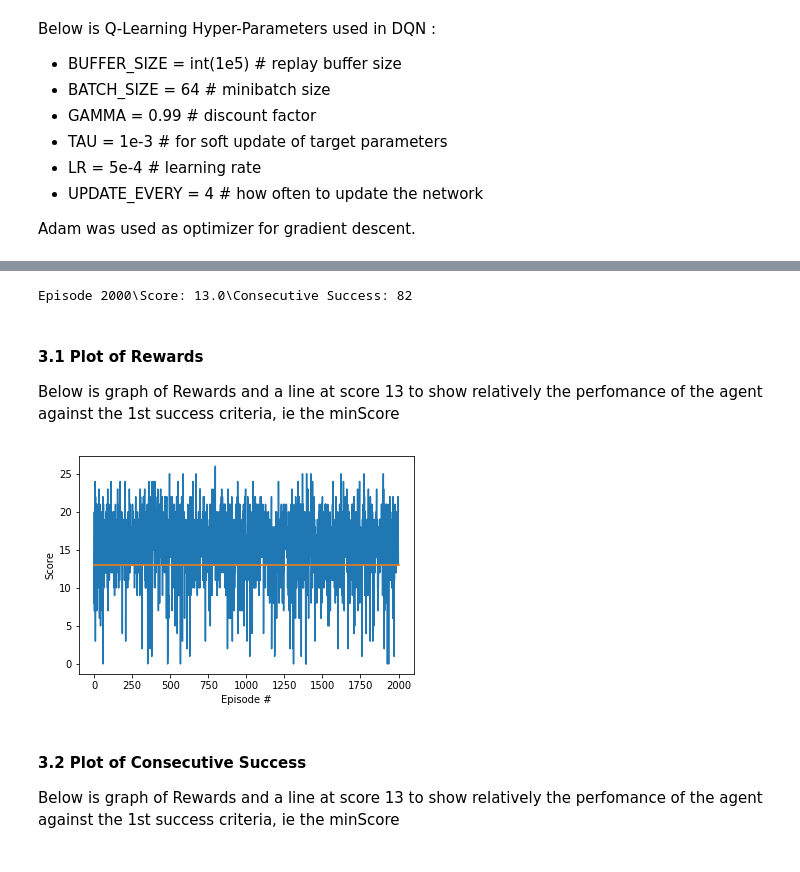
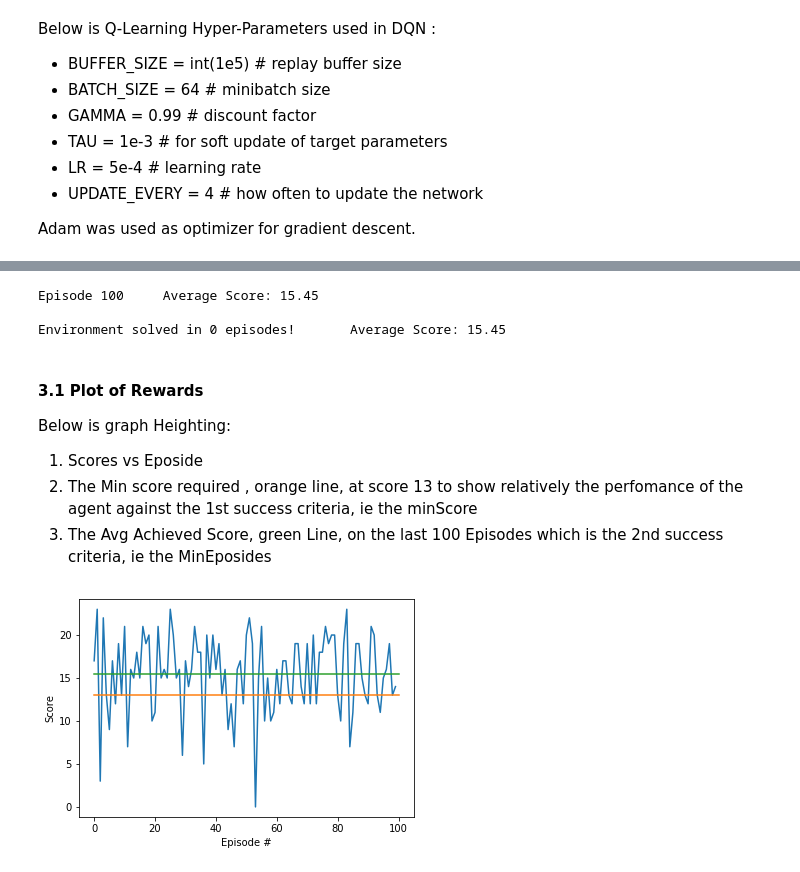
Before and after one commit to yehiahesham/Navigation_RL_Agent, a Jupyter notebook: Report.ipynb, the cells around one changed output, grey strips where cells are left out. Cells and saved outputs as stored; diff of their text form; code cells hidden in the pictures.

Commit message:
updates Report with Graphs

```diff
--- a/Report.ipynb
+++ b/Report.ipynb
@@ -119,12 +123,13 @@ Adam was used as optimizer for gradient descent.
 # %%
 def TestAgent(n_episodes=2000, max_t=1000, MinScore=13.000001, MinEposides=100):
     scores = []          # list containing scores from each episode
-    SuccCritCounter = 0  # Criteria of success, at least 100 consecutive eposides of at least score of 13
+    scores_window = deque(maxlen=100)  # last 100 scores
     for i_episode in range(1, n_episodes+1):
         env_info = env.reset(train_mode=True)[brain_name] # reset the environment
         state = env_info.vector_observations[0]            # get the current state
         score = 0
-        for t in range(max_t):
+        #for t in range(max_t):
+        while(True):
             action = agent.act(state) #get action to perform
             env_info = env.step(action)[brain_name]        # send the action to the environment
             next_state = env_info.vector_observations[0]   # get the next state
@@ -135,32 +140,34 @@ def TestAgent(n_episodes=2000, max_t=1000, MinScore=13.000001, MinEposides=100):
             if done:
                 break
         scores.append(score)              # save most recent score
-        print('\rEpisode {}\Score: {}\Consecutive Success: {}'.format(i_episode, score,SuccCritCounter), end="")
-
-        if(score<MinScore) :
-            SuccCritCounter=0 # Reset Counter
-        else:
-            SuccCritCounter+=1
-            if(SuccCritCounter>=MinEposides): #Criteria satisfied
+        scores_window.append(score)       # save most recent score
+        print('\rEpisode {}\tAverage Score: {:.2f}'.format(i_episode, np.mean(scores_window)), end="")
+        if i_episode % MinEposides == 0:
+            print('\rEpisode {}\tAverage Score: {:.2f}'.format(i_episode, np.mean(scores_window)))
+            if np.mean(scores_window)>=MinScore: #Solve Criteria satisfied
+                print('\nEnvironment solved in {:d} episodes!\tAverage Score: {:.2f}'.format(i_episode-100, np.mean(scores_window)))
                 break
     return scores
 # %%
 scores = TestAgent()# get Testing scores
 # %% [output]
-Episode 2000\Score: 13.0\Consecutive Success: 82
+Episode 100     Average Score: 15.45
+
+Environment solved in 0 episodes!       Average Score: 15.45
 # %% [markdown]
 ####  3.1 Plot of Rewards
-Below is graph of Rewards and a line at score 13 to show relatively the perfomance of the agent against the 1st success criteria, ie the minScore
+Below is graph Heighting:
+1. Scores vs Eposide
+2. The Min score required , orange line, at score 13 to show relatively the perfomance of the agent against the 1st success criteria, ie the minScore
+3. The Avg Achieved Score, green Line, on the last 100 Episodes which is the 2nd success criteria, ie the MinEposides
 # %%
 fig = plt.figure()
 ax = fig.add_subplot(111)
 plt.plot(np.arange(len(scores)), scores) #scores
 plt.plot([0,len(scores)], [13,13]) # Criteria Min Value
+plt.plot([0,len(scores)], [np.mean(scores[-100:]),np.mean(scores[-100:])]) # Achieved Mean Score over the last 100 eposides
 plt.ylabel('Score')
 plt.xlabel('Episode #')
 plt.show()
 # %% [output]
-[figure, old version]
+[figure, new version]
-# %% [markdown]
-####  3.2 Plot of Consecutive Success
-Below is graph of Rewards and a line at score 13 to show relatively the perfomance of the agent against the 1st success criteria, ie the minScore
```
Also changed, not shown: parts of 7 cells of this notebook, 1 other file.
